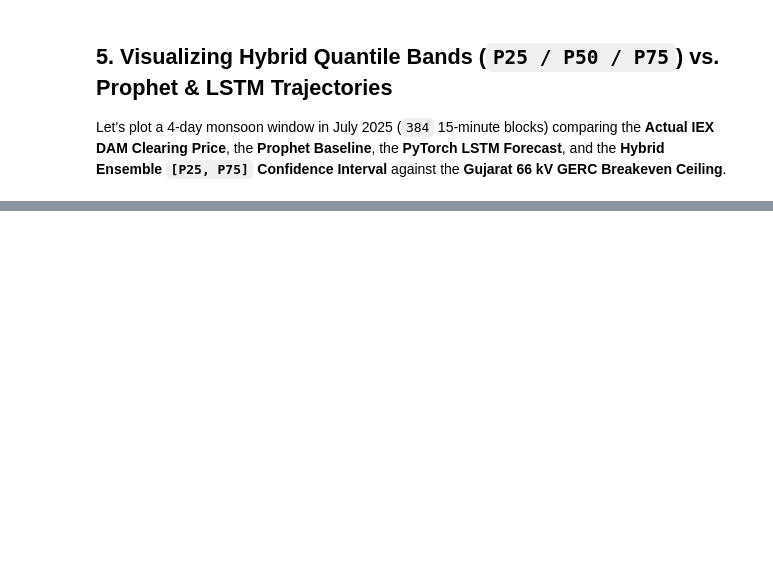
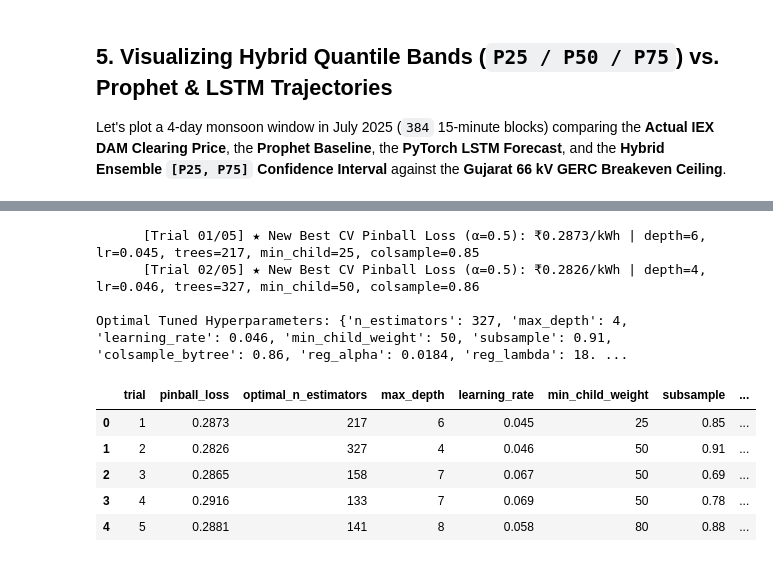
Before and after one commit to gargarnav0708/gujarat-oa-iex-copilot, a Jupyter notebook: notebooks/01_Prophet_LSTM_XGBoost_Weather_Experiments.ipynb, the cells around one changed output, grey strips where cells are left out. Saved outputs shown, nothing was run; the diff lists cells and outputs as text; code cells hidden in the pictures; blank space fills up the shorter version.

Commit message:
Add walk-forward TimeSeriesSplit hyperparameter tuning to forecaster, CLI, unit tests, and notebook

```diff
--- a/notebooks/01_Prophet_LSTM_XGBoost_Weather_Experiments.ipynb
+++ b/notebooks/01_Prophet_LSTM_XGBoost_Weather_Experiments.ipynb
@@ -402,0 +370,28 @@ plt.show()
+# %%
+train_sub = IEXPriceForecaster.engineer_features(df_enriched)
+train_sub = train_sub[train_sub["Date"] < pd.Timestamp("2025-06-01")].dropna(subset=forecaster_hybrid.active_dam_features).reset_index(drop=True)
+
+best_params, best_pinball = forecaster_hybrid.tune_hyperparameters(
+    train_sub,
+    feature_cols=forecaster_hybrid.active_dam_features,
+    target_col="DAM_MCP",
+    alpha=0.50,
+    n_trials=5,
+    n_splits=3,
+    embargo_blocks=192,
+    verbose=True
+)
+
+print("\nOptimal Tuned Hyperparameters:", best_params)
+display(pd.DataFrame(forecaster_hybrid.tuning_history))
+# %% [output]
+      [Trial 01/05] ★ New Best CV Pinball Loss (α=0.5): ₹0.2873/kWh | depth=6, lr=0.045, trees=217, min_child=25, colsample=0.85
+      [Trial 02/05] ★ New Best CV Pinball Loss (α=0.5): ₹0.2826/kWh | depth=4, lr=0.046, trees=327, min_child=50, colsample=0.86
+
+Optimal Tuned Hyperparameters: {'n_estimators': 327, 'max_depth': 4, 'learning_rate': 0.046, 'min_child_weight': 50, 'subsample': 0.91, 'colsample_bytree': 0.86, 'reg_alpha': 0.0184, 'reg_lambda': 18. ...
+|  | trial | pinball_loss | optimal_n_estimators | max_depth | learning_rate | min_child_weight | subsample | ... |
+| 0 | 1 | 0.2873 | 217 | 6 | 0.045 | 25 | 0.85 | ... |
+| 1 | 2 | 0.2826 | 327 | 4 | 0.046 | 50 | 0.91 | ... |
+| 2 | 3 | 0.2865 | 158 | 7 | 0.067 | 50 | 0.69 | ... |
+| 3 | 4 | 0.2916 | 133 | 7 | 0.069 | 50 | 0.78 | ... |
+| 4 | 5 | 0.2881 | 141 | 8 | 0.058 | 80 | 0.88 | ... |
```
Also changed, not shown: parts of 3 cells of this notebook, 7 other files.
